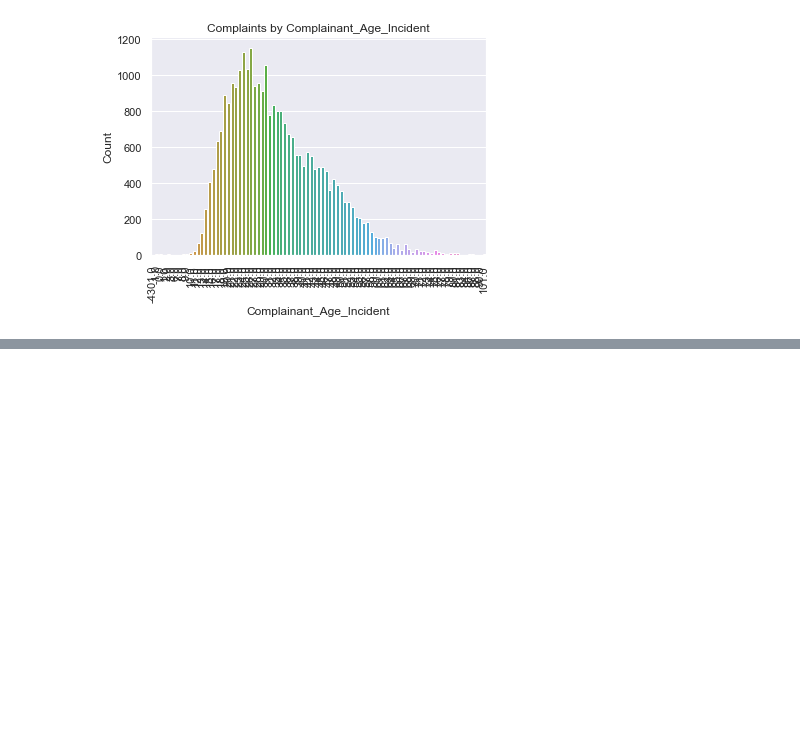
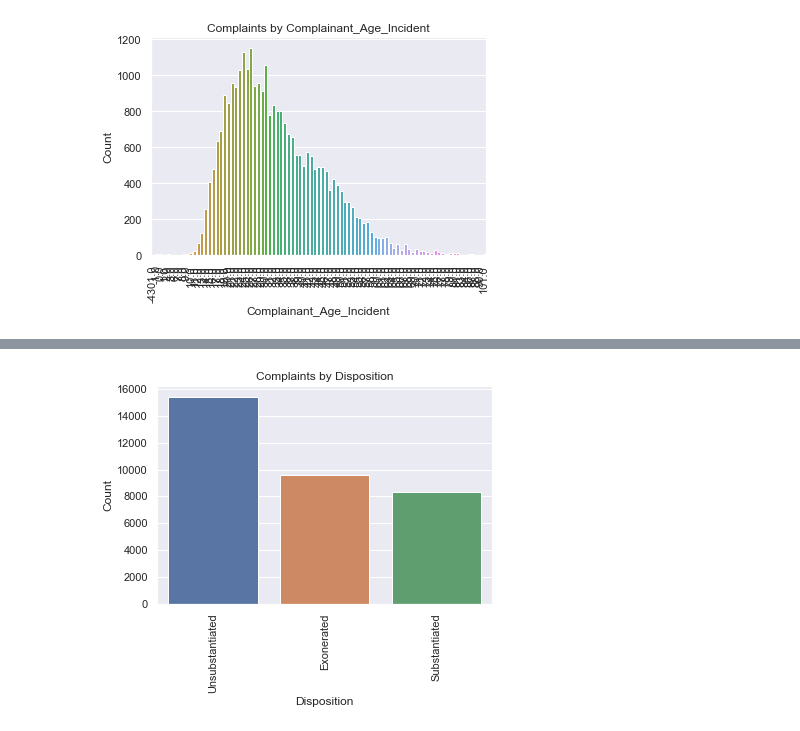
Before and after one commit to rcharan/ccrb-complaints, a Jupyter notebook: analysis.ipynb, the cells around one changed output, grey strips where cells are left out. Drawn from its saved outputs; the diff is of its cells as text; code cells hidden in the pictures; blank space fills up the shorter version.

Commit message:
clean up disposition field and plot

```diff
--- a/analysis.ipynb
+++ b/analysis.ipynb
@@ -401,0 +414,8 @@ plt.show()
+# %%
+df['disposition'] = df.board_disposition.map(
+  lambda s : s.split(' ')[0]
+)
+dist_plot('disposition')
+plt.show()
+# %% [output]
+[figure, added]
```
Also changed, not shown: parts of 1 cell of this notebook.
